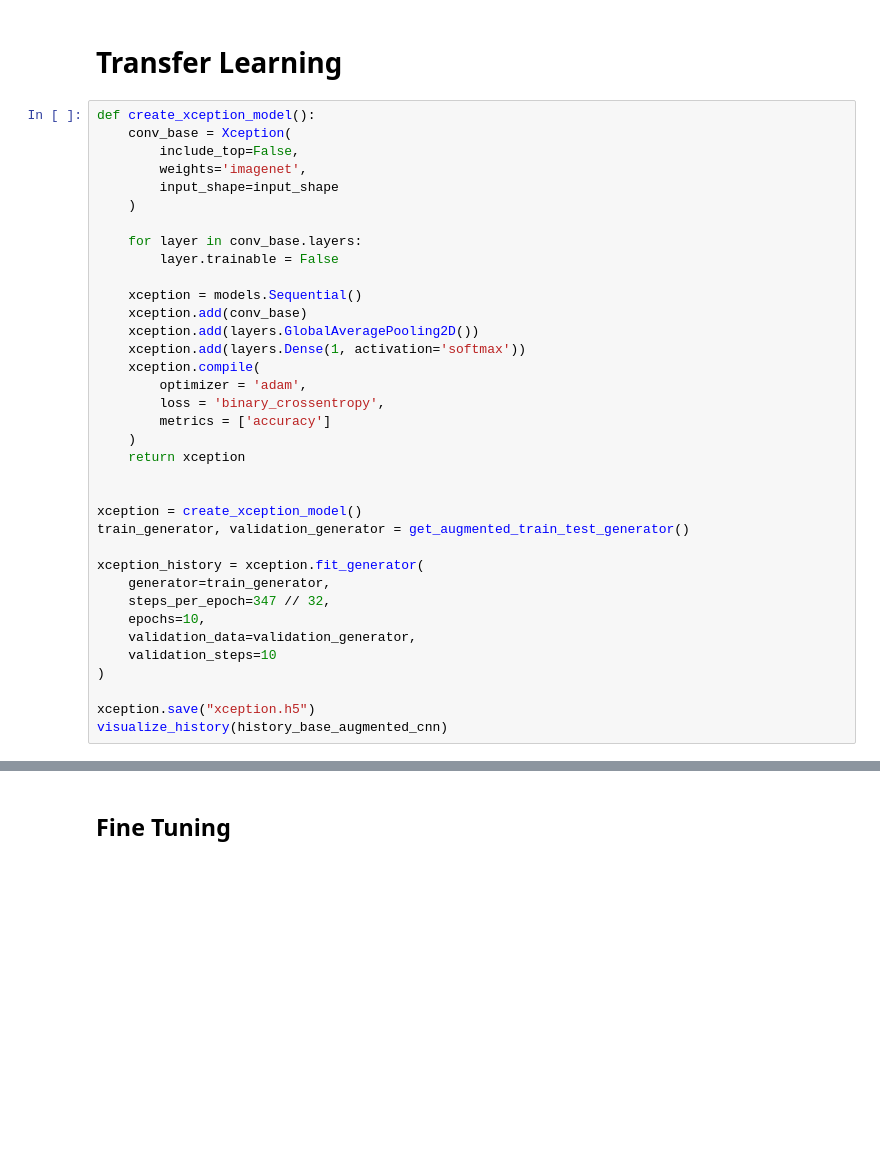
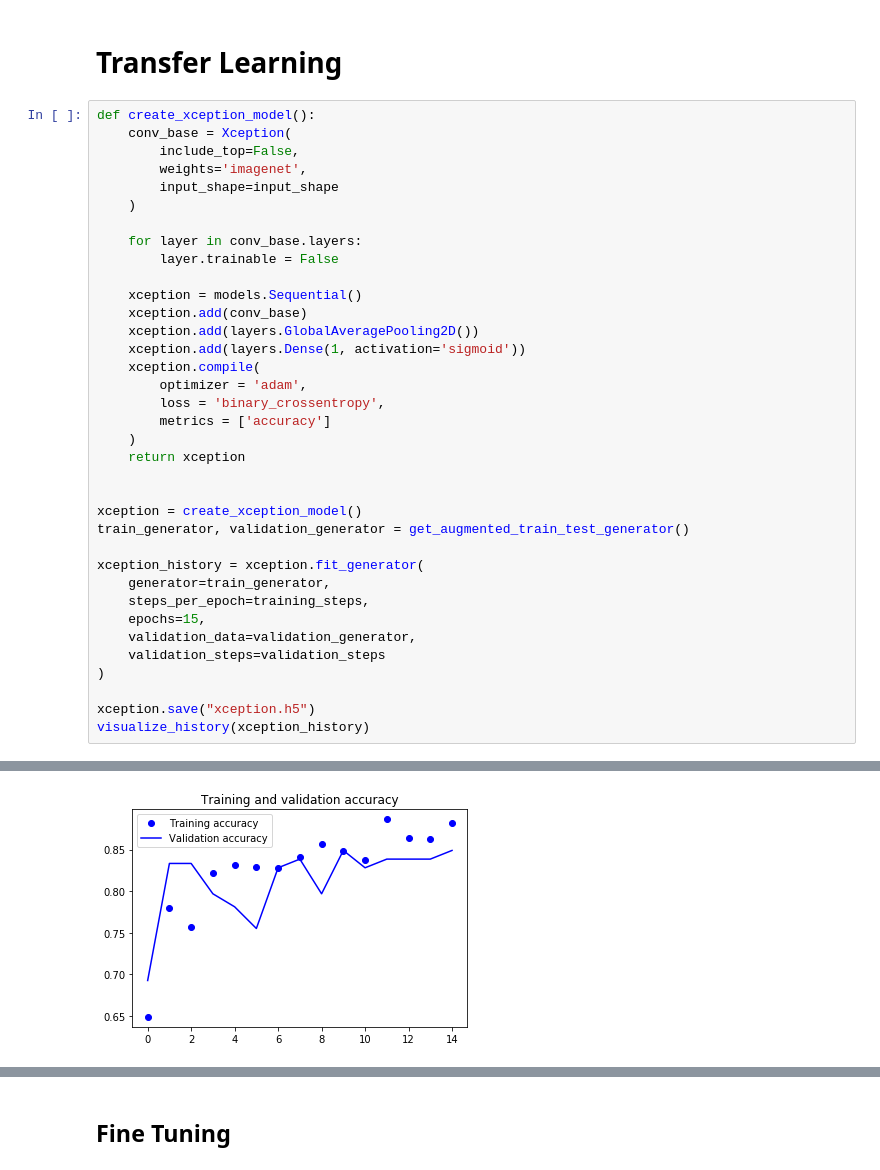
Before and after one commit to piotrkawa/data-mining, a Jupyter notebook: list_4/ex_17/alien_vs_predator/Alien-vs-Predator-CNN.ipynb, the cells around one changed output, grey strips where cells are left out. Saved outputs shown, nothing was run; the diff lists cells and outputs as text; blank space fills up the shorter version.

```diff
--- a/list_4/ex_17/alien_vs_predator/Alien-vs-Predator-CNN.ipynb
+++ b/list_4/ex_17/alien_vs_predator/Alien-vs-Predator-CNN.ipynb
@@ -163,7 +223,7 @@ def create_xception_model():
     xception = models.Sequential()
     xception.add(conv_base)
     xception.add(layers.GlobalAveragePooling2D())
-    xception.add(layers.Dense(1, activation='softmax'))
+    xception.add(layers.Dense(1, activation='sigmoid'))
     xception.compile(
         optimizer = 'adam',
         loss = 'binary_crossentropy',
@@ -177,11 +237,12 @@ train_generator, validation_generator = get_augmented_train_test_generator()
 
 xception_history = xception.fit_generator(
     generator=train_generator,
-    steps_per_epoch=347 // 32,
-    epochs=10,
+    steps_per_epoch=training_steps,
+    epochs=15,
     validation_data=validation_generator,
-    validation_steps=10
+    validation_steps=validation_steps
 )
 
 xception.save("xception.h5")
-visualize_history(history_base_augmented_cnn)
+visualize_history(xception_history)
+# %% [output]
@@ -187,0 +266 @@ visualize_history(history_base_augmented_cnn)
+[figure, added]
```
Also changed, not shown: parts of 5 cells of this notebook.
